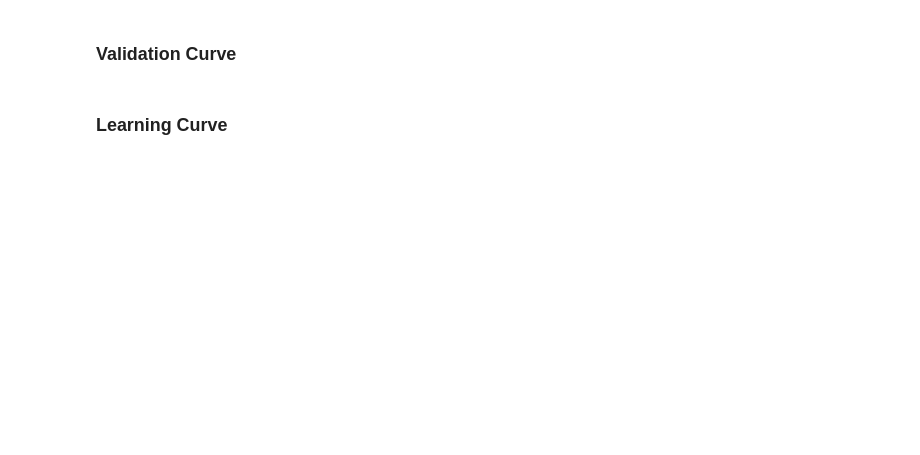
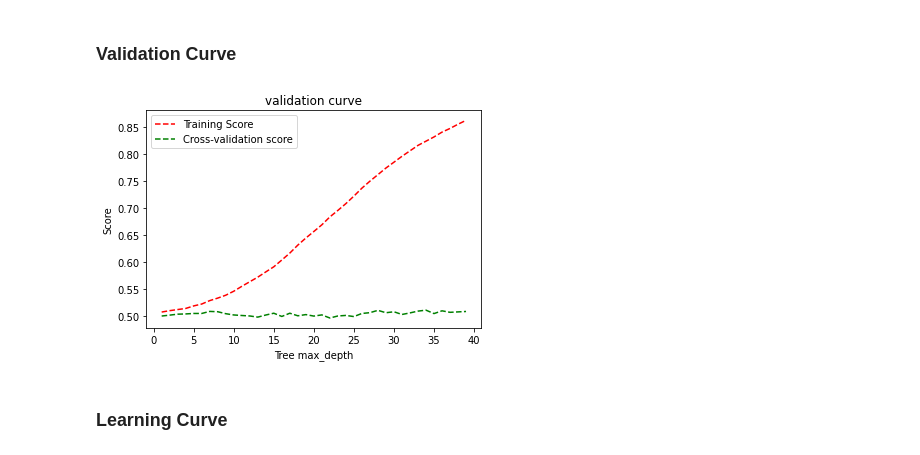
Before and after one commit to as2c/MLP---Cosmology, a Jupyter notebook: Model_Evaluation.ipynb, the cells around one changed output. Saved outputs shown, nothing was run; the diff lists cells and outputs as text; code cells hidden in the pictures; blank space fills up the shorter version.

```diff
--- a/Model_Evaluation.ipynb
+++ b/Model_Evaluation.ipynb
@@ -814,5 +892,5 @@ Fine Tuning The Model
 # %%
-X_train, X_test, Y_train, Y_test  = train_test_split(X, Y, train_size = 25000 , random_state= 0)
+X_train, X_test, Y_train, Y_test  = train_test_split(X, Y, train_size = 9000 , random_state= 0)
 
 print(len(X_train))
 print(len(X_test))
@@ -956,11 +1091,18 @@ print("Prediction Time was: " + str(PT4))
 from sklearn.tree import DecisionTreeClassifier
 from sklearn import metrics
 
+df = pd.read_csv(r'/content/drive/MyDrive/density_contrast_hunthou.csv')
+
+from sklearn.model_selection import train_test_split
+
+features = ['den_contrast for 12.4', 'den_contrast for 13.0']
+x = df.iloc[:,2:]
+y = df['in-halo']
+
+x_train, x_test, y_train, y_test = train_test_split(x, y, test_size=0.4, random_state=1)
+
 clf = DecisionTreeClassifier(max_depth=20)
+%t clf.fit(x_train,y_train)
+Y_pred_dt = clf.predict(x_test)
 
-%t clf.fit(x_train,y_train)
-
-y_pred_dt = clf.predict(x_test)
-%t y_pred_dt = clf.predict(x_test)
-
-print(metrics.accuracy_score(y_test, y_pred_dt))
+print(metrics.accuracy_score(y_test, Y_pred_dt))
@@ -977,28 +1124,30 @@ plt.show()
 # %%
 from sklearn.model_selection import validation_curve
 
 
 param_range = np.arange(1, 40, 1)
 
 train_scores, test_scores = validation_curve(
-    clf, X=x, y=y,cv=5, param_name="max_depth", param_range=param_range,
+    clf, X=X_train, y=Y_train,cv=5, param_name="max_depth", param_range=param_range,
     scoring="accuracy", n_jobs=1)
 
 
 train_scores_mean = np.mean(train_scores, axis=1)
 #train_scores_std = np.std(train_scores, axis=1)
 test_scores_mean = np.mean(test_scores, axis=1)
 #test_scores_std = np.std(test_scores, axis=1)
 
 plt.plot(param_range, train_scores_mean,'r--',label = 'Training Score')
 plt.plot(param_range, test_scores_mean,'g--',label = 'Cross-validation score')
 
 plt.title('validation curve')
 plt.xlabel('Tree max_depth')
 plt.ylabel('Score')
 plt.legend(loc='upper left')
 
 plt.show()
+# %% [output]
+[figure, added]
 # %% [markdown]
 ### Learning Curve
 # %%
```
Also changed, not shown: parts of 53 cells of this notebook.
